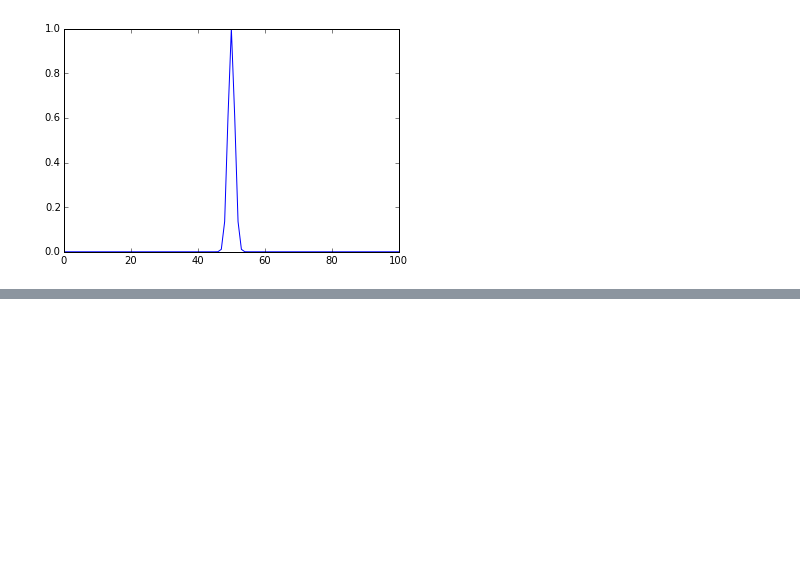
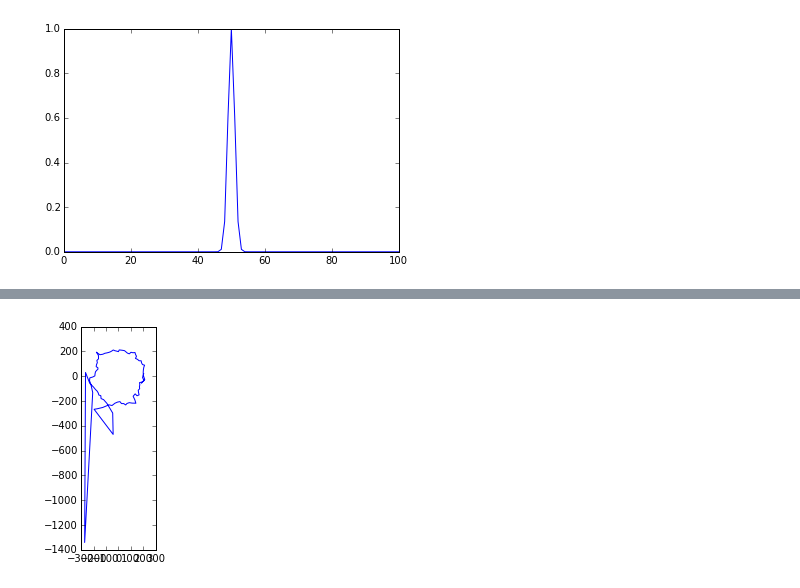
Before and after one commit to smurakami/figure-scanner, a Jupyter notebook: eval_feat.ipynb, the cells around one changed output, grey strips where cells are left out. Cells and saved outputs as stored; diff of their text form; code cells hidden in the pictures; blank space fills up the shorter version.

```diff
--- a/eval_feat.ipynb
+++ b/eval_feat.ipynb
@@ -135,7 +125,3 @@ def rotate(vec2, theta):
         [np.cos(theta), np.sin(theta)],
         [-np.sin(theta), np.cos(theta)]])
     return vec2.dot(mat)
-# %%
-bone = gen_bone(path, 5)
-path_edge = path[1:] - path[:-1]
-bone_edge = bone[1:] - bone[:-1]
@@ -155,5 +132,3 @@ def gen_circle(n, radius):
         a = i * np.pi * 2 / n
         xs.append([np.cos(a), np.sin(a)])
     return np.array(xs) * radius
-# %%
-circle = gen_circle(len(path), 100)
@@ -162,10 +134,0 @@ circle_edge = circle[1:] - circle[:-1]
-# %%
-path_new = []
-for i in range(len(path)-1):
-    arg, scale = meat[i]
-    e = circle_edge[i]
-    c = circle[i]
-    p = c + rotate(e, arg) * scale
-    path_new.append(p)
-
-path_new = np.array(path_new)
@@ -182,0 +135,31 @@ array([  9.98107275, -24.21976985])
+# %%
+def to_circle(path, sigma):
+    bone = gen_bone(path, 3)
+    bone_edge = bone[1:] - bone[:-1]
+
+    meat = []
+
+    for i in range(len(path)-1):
+        p = path[i] - bone[i]
+        e = bone_edge[i]
+        arg = np.arctan2(p[1], p[0]) - np.arctan2(e[1], e[0])
+        scale = np.linalg.norm(p) / np.linalg.norm(e)
+        meat.append([arg, scale])
+
+    circle = gen_circle(len(path), 200)
+    circle_edge = circle[1:] - circle[:-1]
+
+    circle_path = []
+    for i in range(len(path)-1):
+        arg, scale = meat[i]
+        e = circle_edge[i]
+        c = circle[i]
+        p = c + rotate(e, arg) * scale
+        circle_path.append(p)
+
+    circle_path = np.array(circle_path)
+    return circle_path
+# %%
+plot_path(to_circle(path, 10))
+# %% [output]
+[figure, added]
```
Also changed, not shown: parts of 11 cells of this notebook.
